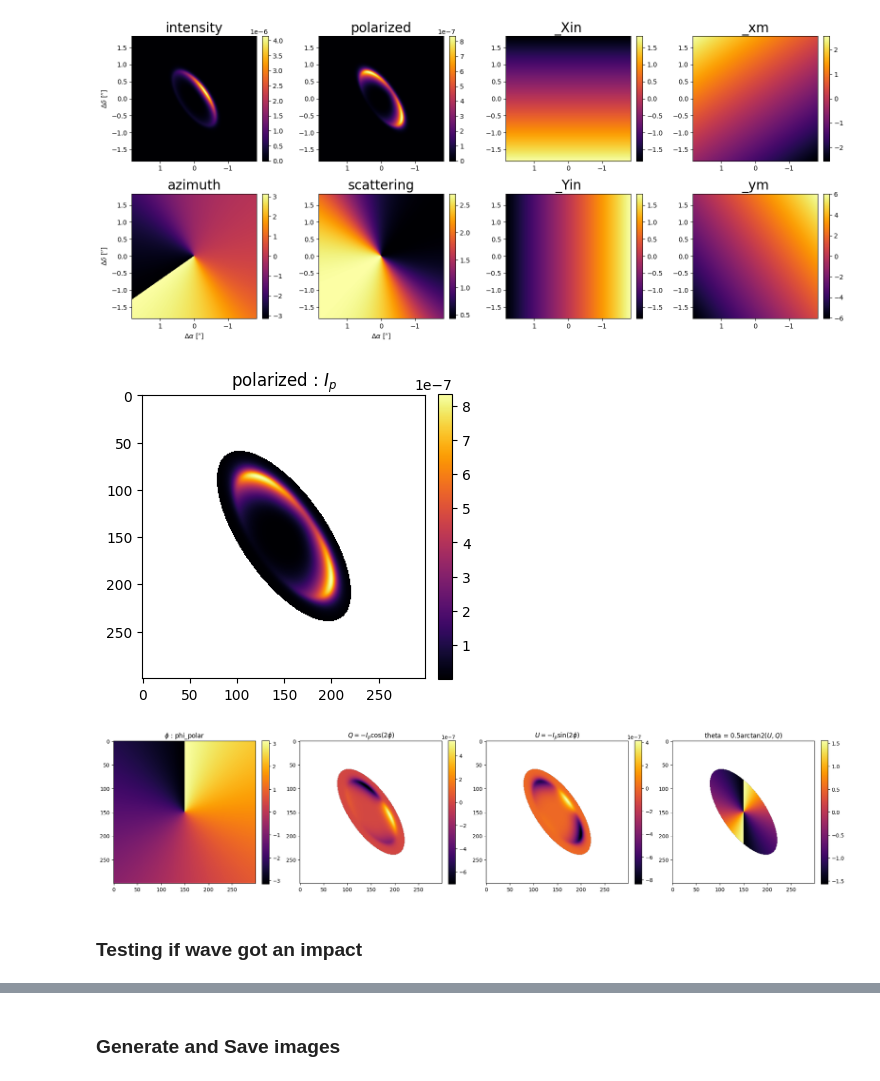
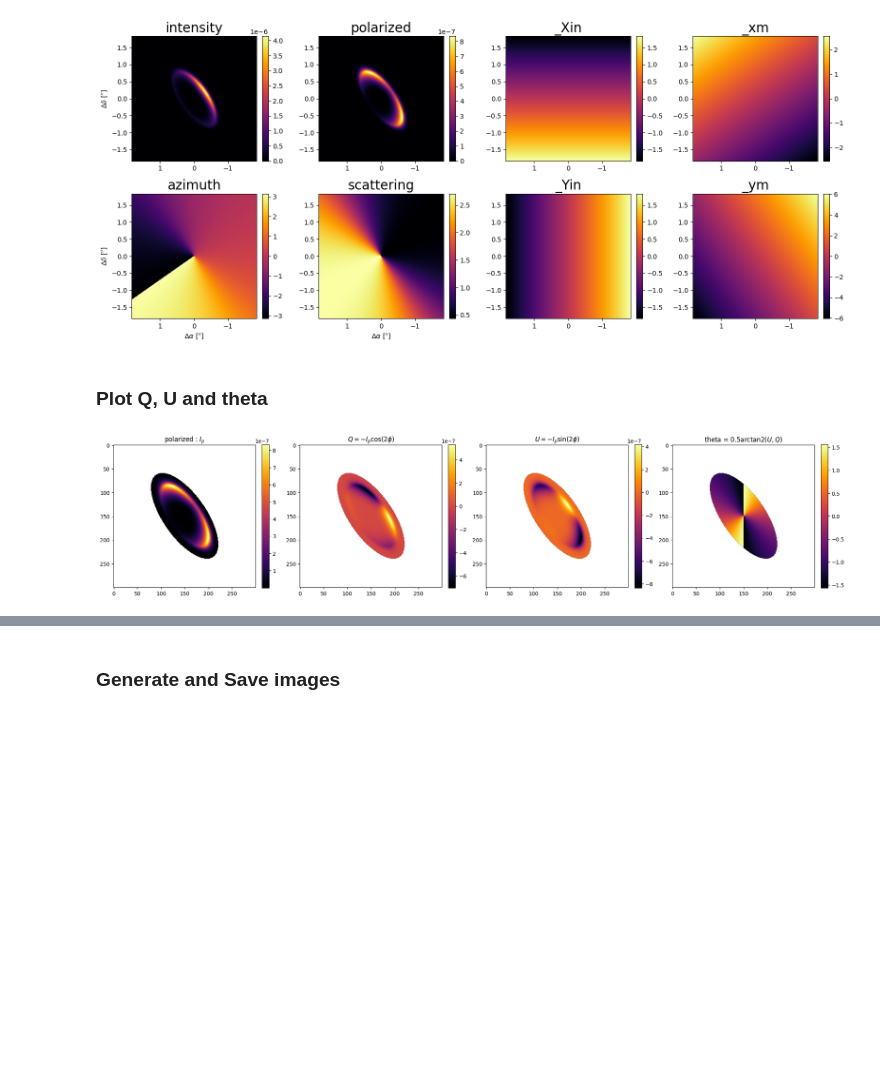
Before and after one commit to Kalmika/DDiT, a Jupyter notebook: generation.ipynb, the cells around one changed output, grey strips where cells are left out. Cells and saved outputs as stored; diff of their text form; code cells hidden in the pictures; blank space fills up the shorter version.

```diff
--- a/generation.ipynb
+++ b/generation.ipynb
@@ -61,6 +96,8 @@ plt.tight_layout()
 plt.show()
 # %% [output]
 [figure]
+# %% [markdown]
+### Plot Q, U and theta
 # %%
 polarized_nan = disk.polarized.copy()
 polarized_nan[polarized_nan == 0.0] = np.NaN
@@ -70,38 +107,28 @@ Q = -polarized_nan * np.cos(2*phi_polar)
 U = -polarized_nan * np.sin(2*phi_polar)
 theta = 0.5*np.arctan2(U, Q)
 # %%
-plt.figure(figsize=(4, 4))
-plt.imshow(polarized_nan, cmap='inferno')
-plt.title('polarized : $I_p$')
-plt.colorbar(fraction=0.046, pad=0.04)
-plt.show()
-
 fig, axs = plt.subplots(1, 4, figsize=(20, 5))
-
-# Plot phi_polar
-axs[0].imshow(phi_polar, cmap='inferno')
-axs[0].set_title('$\phi$ : phi_polar')
+# Plot polarized_nan
+axs[0].imshow(polarized_nan, cmap='inferno')
+axs[0].set_title('polarized : $I_p$')
 fig.colorbar(axs[0].images[0], ax=axs[0], orientation='vertical', fraction=0.046, pad=0.04)
 
 # Plot Q
 axs[1].imshow(Q, cmap='inferno')
 axs[1].set_title('$Q=-I_p\cos(2\phi)$')
 fig.colorbar(axs[1].images[0], ax=axs[1], orientation='vertical', fraction=0.046, pad=0.04)
 
 # Plot U
 axs[2].imshow(U, cmap='inferno')
 axs[2].set_title('$U=-I_p\sin(2\phi)$')
 fig.colorbar(axs[2].images[0], ax=axs[2], orientation='vertical', fraction=0.046, pad=0.04)
 
 # Plot theta
 axs[3].imshow(theta, cmap='inferno')
 axs[3].set_title('theta = $0.5$arctan2($U, Q$)')
 fig.colorbar(axs[3].images[0], ax=axs[3], orientation='vertical', fraction=0.046, pad=0.04)
 
 plt.tight_layout()
 plt.show()
 # %% [output]
-[figure, old version]
+[figure, new version]
-[figure, removed]
-# %% [markdown]
-### Testing if wave got an impact
```
Also changed, not shown: parts of 32 cells of this notebook.
